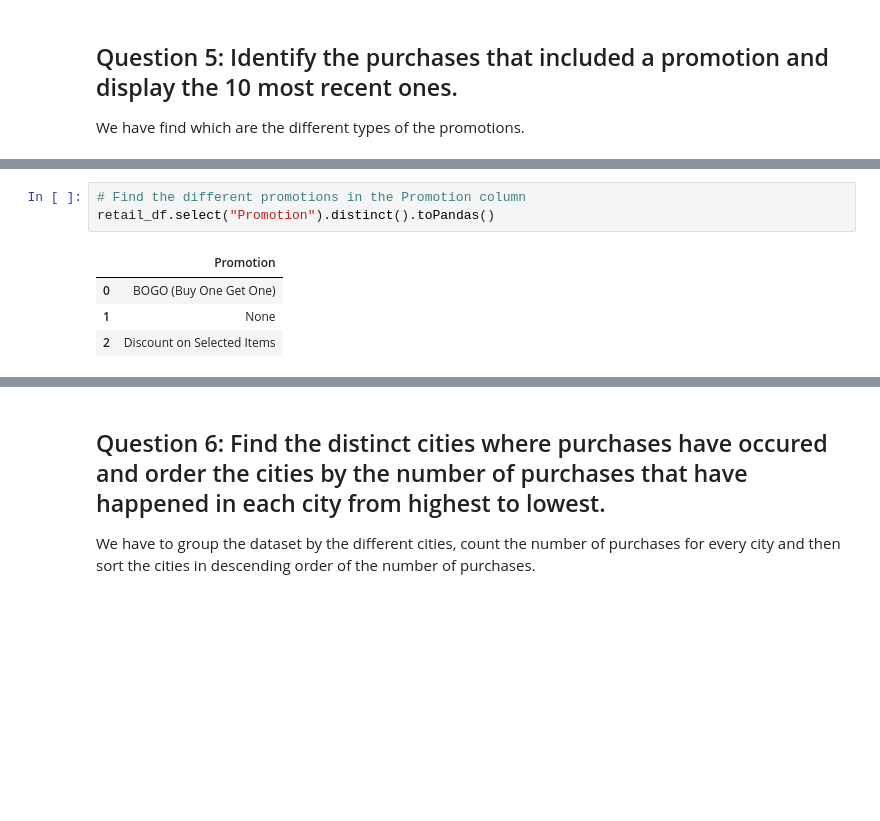
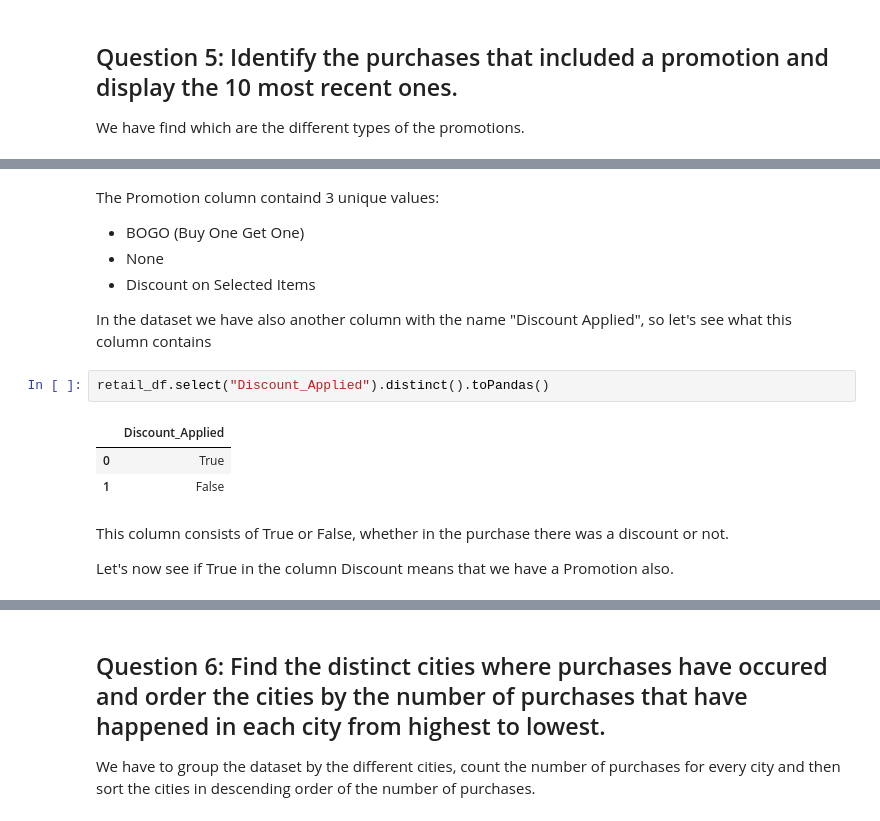
Before and after one commit to tasosrigos-bit/my-spark-project, a Jupyter notebook: spark-assignment/f2822511-Rigos-Anastasios.ipynb, the cells around one changed output, grey strips where cells are left out. Drawn from its saved outputs; the diff is of its cells as text; blank space fills up the shorter version.

```diff
--- a/spark-assignment/f2822511-Rigos-Anastasios.ipynb
+++ b/spark-assignment/f2822511-Rigos-Anastasios.ipynb
@@ -210,8 +227,17 @@ We have find which are the different types of the promotions.
+# %% [markdown]
+The Promotion column containd 3 unique values:
+- BOGO (Buy One Get One)
+- None
+- Discount on Selected Items
+
+In the dataset we have also another column with the name "Discount Applied", so let's see what this column contains
 # %%
-# Find the different promotions in the Promotion column
-retail_df.select("Promotion").distinct().toPandas()
+retail_df.select("Discount_Applied").distinct().toPandas()
 # %% [output]
-|  | Promotion |
-| 0 | BOGO (Buy One Get One) |
-| 1 | None |
-| 2 | Discount on Selected Items |
+|  | Discount_Applied |
+| 0 | True |
+| 1 | False |
+# %% [markdown]
+This column consists of True or False, whether in the purchase there was a discount or not.
+
+Let's now see if True in the column Discount means that we have a Promotion also.
```
Also changed, not shown: parts of 33 cells of this notebook.
